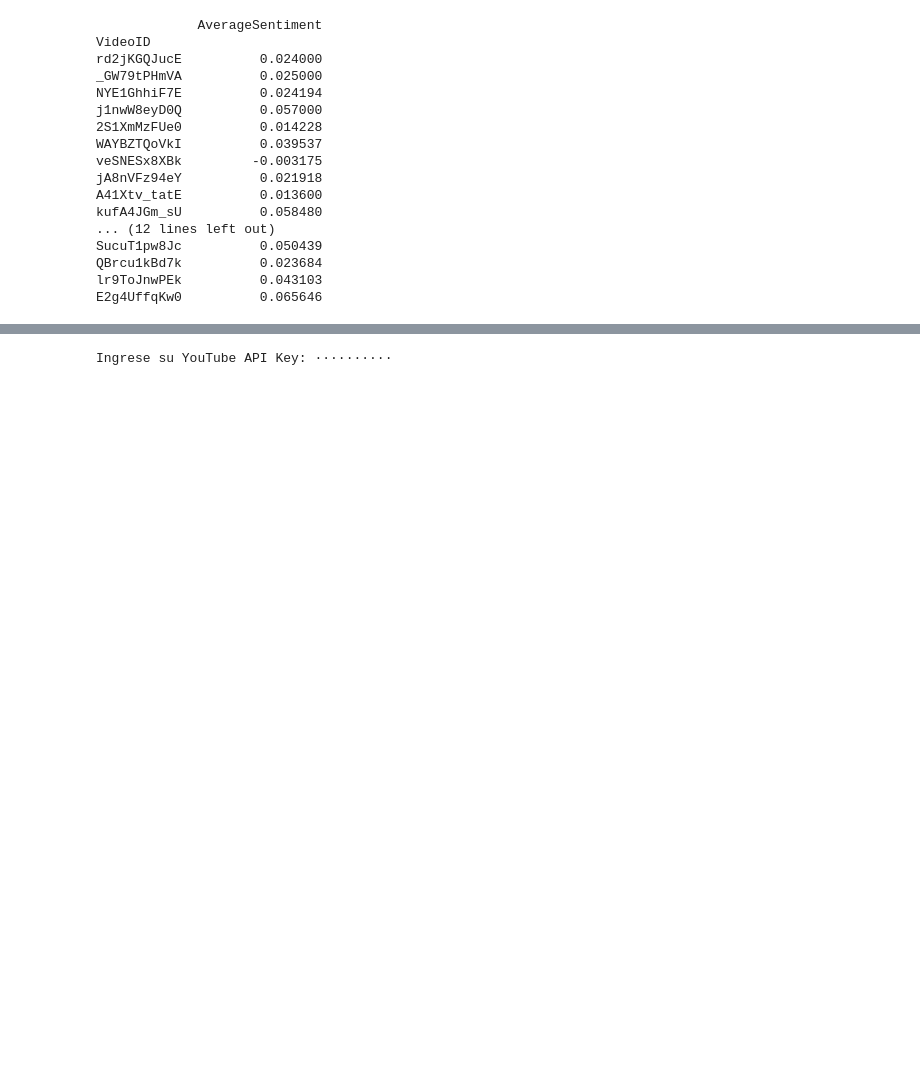
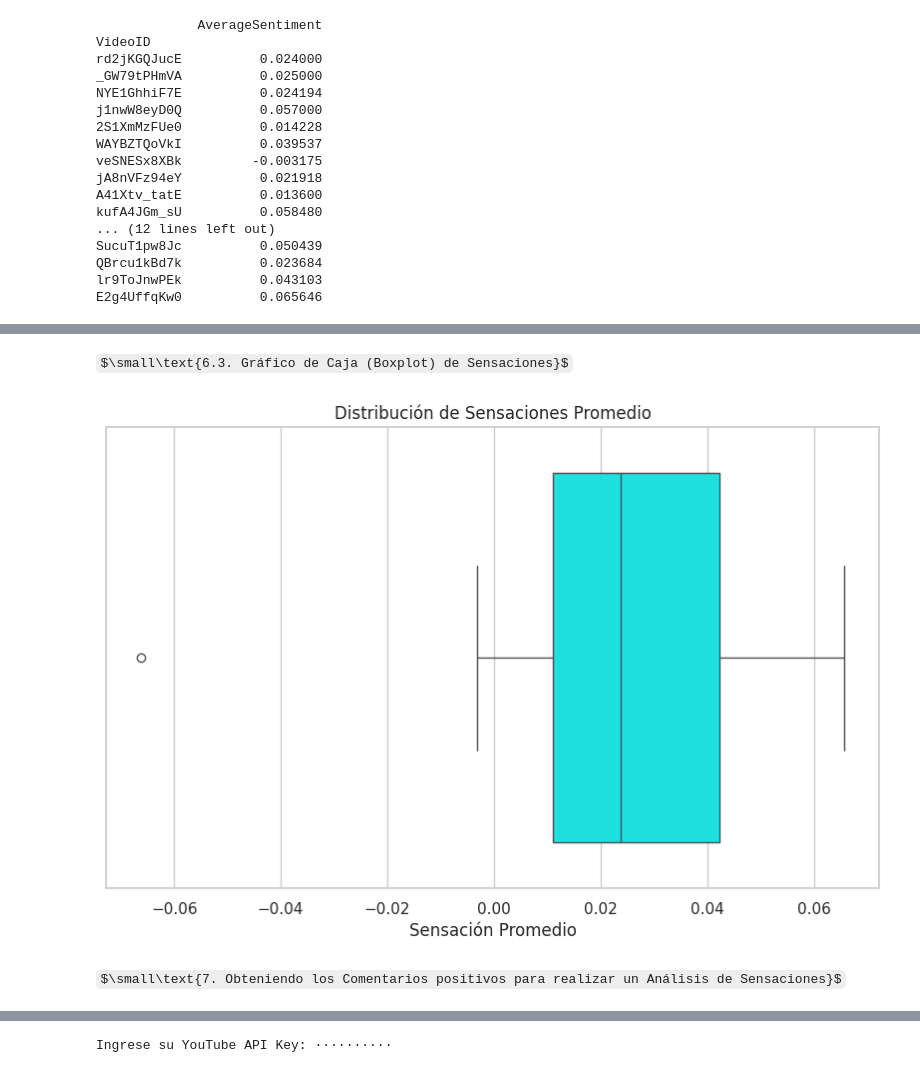
Before and after one commit to EHN8829/DUPD_FINAL, a Jupyter notebook: DUPD_FINAL.ipynb, the cells around one changed output, grey strips where cells are left out. Saved outputs shown, nothing was run; the diff lists cells and outputs as text; code cells hidden in the pictures; some formulas as TeX source; blank space fills up the shorter version.

```diff
--- a/DUPD_FINAL.ipynb
+++ b/DUPD_FINAL.ipynb
@@ -185,0 +245,13 @@ E2g4UffqKw0          0.065646
+# %% [markdown]
+$\small\text{6.3. Gráfico de Caja (Boxplot) de Sensaciones}$
+# %%
+# Creando el gráfico de caja
+plt.figure(figsize=(10, 6))
+sns.boxplot(x=df['AverageSentiment'], color='cyan')
+plt.title('Distribución de Sensaciones Promedio')
+plt.xlabel('Sensación Promedio')
+plt.show()
+# %% [output]
+[figure, added]
+# %% [markdown]
+$\small\text{7. Obteniendo los Comentarios positivos para realizar un Análisis de Sensaciones}$
```
Also changed, not shown: parts of 42 cells of this notebook.
